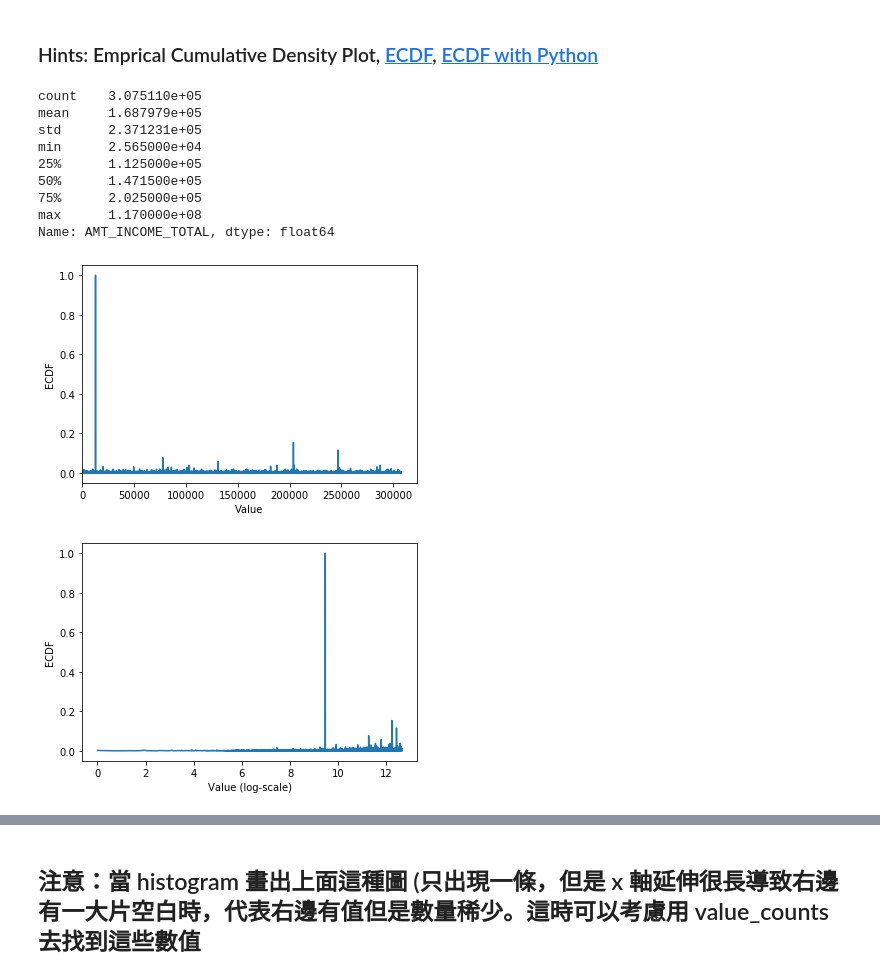
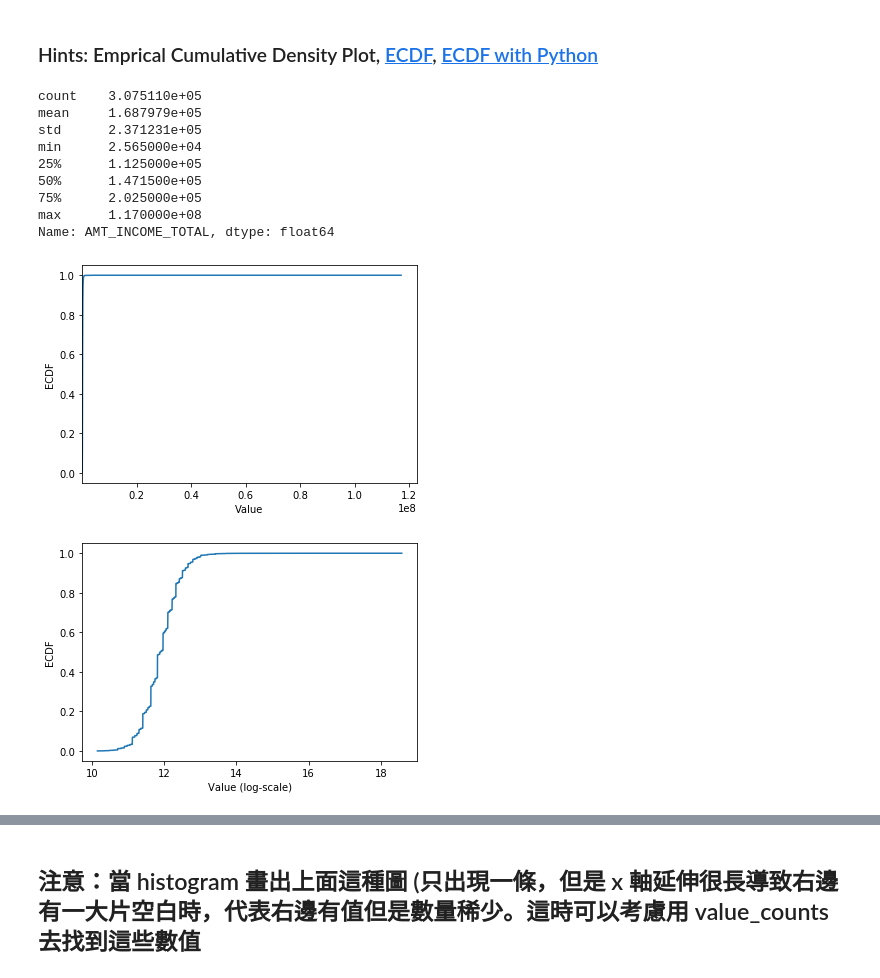
Before and after one commit to lawliet0603/4TH-ML100Days, a Jupyter notebook: Day_009_HW.ipynb, the cells around one changed output, grey strips where cells are left out. Saved outputs shown, nothing was run; the diff lists cells and outputs as text; code cells hidden in the pictures.

```diff
--- a/Day_009_HW.ipynb
+++ b/Day_009_HW.ipynb
@@ -86,37 +86,37 @@ print(app_train['AMT_INCOME_TOTAL'].describe())
 
 # 繪製 Empirical Cumulative Density Plot (ECDF)
 
-cdf = app_train['AMT_INCOME_TOTAL']
-
+cdf = app_train.AMT_INCOME_TOTAL.value_counts().sort_index().cumsum()
 
 plt.plot(list(cdf.index), cdf/cdf.max())
+
 plt.xlabel('Value')
 plt.ylabel('ECDF')
 plt.xlim([cdf.index.min(), cdf.index.max() * 1.05]) # 限制顯示圖片的範圍
 plt.ylim([-0.05,1.05]) # 限制顯示圖片的範圍
 
 plt.show()
 
 # 改變 y 軸的 Scale, 讓我們可以正常檢視 ECDF
 plt.plot(np.log(list(cdf.index)), cdf/cdf.max())
 plt.xlabel('Value (log-scale)')
 plt.ylabel('ECDF')
 
 plt.ylim([-0.05,1.05]) # 限制顯示圖片的範圍
 
 plt.show()
 # %% [output]
 count    3.075110e+05
 mean     1.687979e+05
 std      2.371231e+05
 min      2.565000e+04
 25%      1.125000e+05
 50%      1.471500e+05
 75%      2.025000e+05
 max      1.170000e+08
 Name: AMT_INCOME_TOTAL, dtype: float64
-[figure, old version]
+[figure, new version]
-[figure, old version]
+[figure, new version]
 # %% [markdown]
 ## 補充：Normal dist 的 ECDF
 ![ecdf_normal](https://au.mathworks.com/help/examples/stats/win64/PlotEmpiricalCdfAndCompareWithSamplingDistributionExample_01.png)
```
Also changed, not shown: parts of 2 cells of this notebook.
